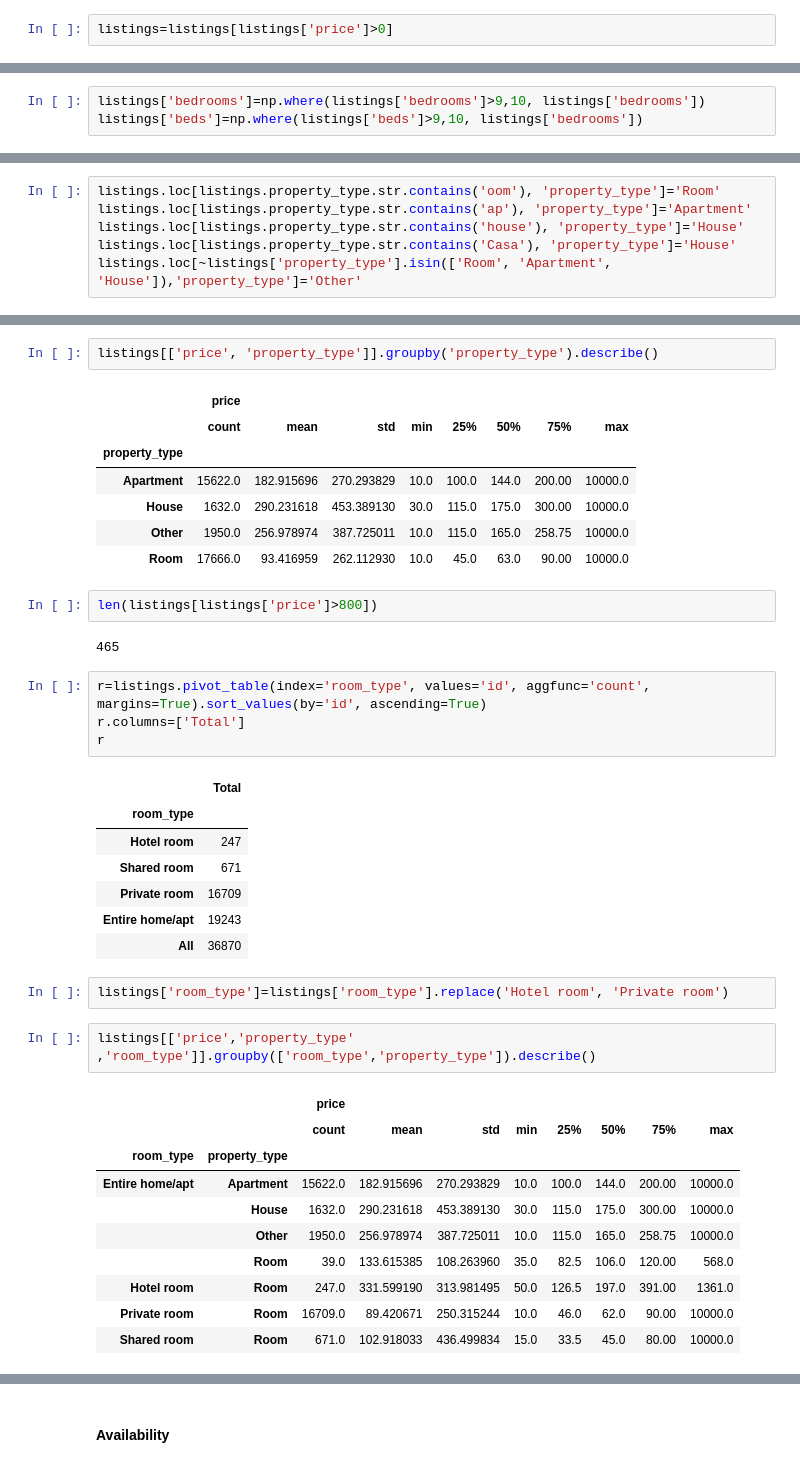
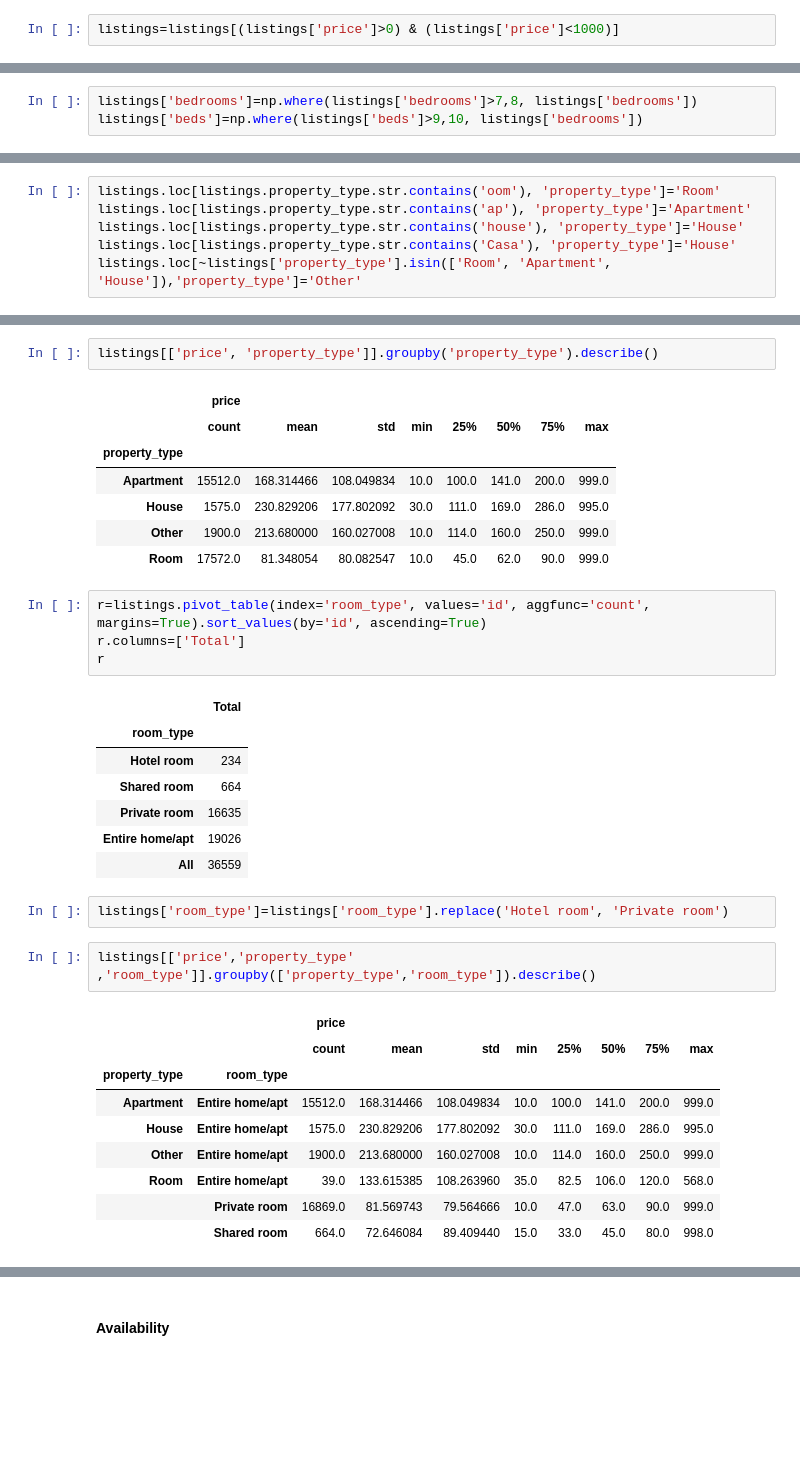
Before and after one commit to anmarphy/Airbnb-Deep-Learning-Pricing-Model, a Jupyter notebook: New York/Preprocesamiento.ipynb, the cells around one changed output, grey strips where cells are left out. Drawn from its saved outputs; the diff is of its cells as text; blank space fills up the shorter version.

```diff
--- a/New York/Preprocesamiento.ipynb
+++ b/New York/Preprocesamiento.ipynb
@@ -126,5 +128,5 @@ Name: price, dtype: float64
 # %%
-listings=listings[listings['price']>0]
+listings=listings[(listings['price']>0) & (listings['price']<1000)]
 # %%
 listings.shape
 # %% [output]
@@ -192,5 +194,5 @@ Name: bedrooms, dtype: int64
 # %%
-listings['bedrooms']=np.where(listings['bedrooms']>9,10, listings['bedrooms'])
+listings['bedrooms']=np.where(listings['bedrooms']>7,8, listings['bedrooms'])
 listings['beds']=np.where(listings['beds']>9,10, listings['bedrooms'])
 # %%
 sns.scatterplot(x='bedrooms',y='price', hue='beds',data=listings)
@@ -272,14 +279,10 @@ listings[['price', 'property_type']].groupby('property_type').describe()
 |  | price |  |  |  |  |  |  |  |
 |  | count | mean | std | min | 25% | 50% | 75% | max |
 | property_type |  |  |  |  |  |  |  |  |
-| Apartment | 15622.0 | 182.915696 | 270.293829 | 10.0 | 100.0 | 144.0 | 200.00 | 10000.0 |
-| House | 1632.0 | 290.231618 | 453.389130 | 30.0 | 115.0 | 175.0 | 300.00 | 10000.0 |
-| Other | 1950.0 | 256.978974 | 387.725011 | 10.0 | 115.0 | 165.0 | 258.75 | 10000.0 |
-| Room | 17666.0 | 93.416959 | 262.112930 | 10.0 | 45.0 | 63.0 | 90.00 | 10000.0 |
+| Apartment | 15512.0 | 168.314466 | 108.049834 | 10.0 | 100.0 | 141.0 | 200.0 | 999.0 |
+| House | 1575.0 | 230.829206 | 177.802092 | 30.0 | 111.0 | 169.0 | 286.0 | 995.0 |
+| Other | 1900.0 | 213.680000 | 160.027008 | 10.0 | 114.0 | 160.0 | 250.0 | 999.0 |
+| Room | 17572.0 | 81.348054 | 80.082547 | 10.0 | 45.0 | 62.0 | 90.0 | 999.0 |
-# %%
-len(listings[listings['price']>800])
-# %% [output]
-465
 # %%
 r=listings.pivot_table(index='room_type', values='id', aggfunc='count', margins=True).sort_values(by='id', ascending=True)
 r.columns=['Total']
@@ -287,23 +290,22 @@ r
 # %% [output]
 |  | Total |
 | room_type |  |
-| Hotel room | 247 |
-| Shared room | 671 |
-| Private room | 16709 |
-| Entire home/apt | 19243 |
-| All | 36870 |
+| Hotel room | 234 |
+| Shared room | 664 |
+| Private room | 16635 |
+| Entire home/apt | 19026 |
+| All | 36559 |
 # %%
 listings['room_type']=listings['room_type'].replace('Hotel room', 'Private room')
 # %%
-listings[['price','property_type' ,'room_type']].groupby(['room_type','property_type']).describe()
+listings[['price','property_type' ,'room_type']].groupby(['property_type','room_type']).describe()
 # %% [output]
 |  |  | price |  |  |  |  |  |  |  |
 |  |  | count | mean | std | min | 25% | 50% | 75% | max |
-| room_type | property_type |  |  |  |  |  |  |  |  |
-| Entire home/apt | Apartment | 15622.0 | 182.915696 | 270.293829 | 10.0 | 100.0 | 144.0 | 200.00 | 10000.0 |
-|  | House | 1632.0 | 290.231618 | 453.389130 | 30.0 | 115.0 | 175.0 | 300.00 | 10000.0 |
-|  | Other | 1950.0 | 256.978974 | 387.725011 | 10.0 | 115.0 | 165.0 | 258.75 | 10000.0 |
-|  | Room | 39.0 | 133.615385 | 108.263960 | 35.0 | 82.5 | 106.0 | 120.00 | 568.0 |
-| Hotel room | Room | 247.0 | 331.599190 | 313.981495 | 50.0 | 126.5 | 197.0 | 391.00 | 1361.0 |
-| Private room | Room | 16709.0 | 89.420671 | 250.315244 | 10.0 | 46.0 | 62.0 | 90.00 | 10000.0 |
-| Shared room | Room | 671.0 | 102.918033 | 436.499834 | 15.0 | 33.5 | 45.0 | 80.00 | 10000.0 |
+| property_type | room_type |  |  |  |  |  |  |  |  |
+| Apartment | Entire home/apt | 15512.0 | 168.314466 | 108.049834 | 10.0 | 100.0 | 141.0 | 200.0 | 999.0 |
+| House | Entire home/apt | 1575.0 | 230.829206 | 177.802092 | 30.0 | 111.0 | 169.0 | 286.0 | 995.0 |
+| Other | Entire home/apt | 1900.0 | 213.680000 | 160.027008 | 10.0 | 114.0 | 160.0 | 250.0 | 999.0 |
+| Room | Entire home/apt | 39.0 | 133.615385 | 108.263960 | 35.0 | 82.5 | 106.0 | 120.0 | 568.0 |
+|  | Private room | 16869.0 | 81.569743 | 79.564666 | 10.0 | 47.0 | 63.0 | 90.0 | 999.0 |
+|  | Shared room | 664.0 | 72.646084 | 89.409440 | 15.0 | 33.0 | 45.0 | 80.0 | 998.0 |
```
Also changed, not shown: parts of 54 cells of this notebook.
